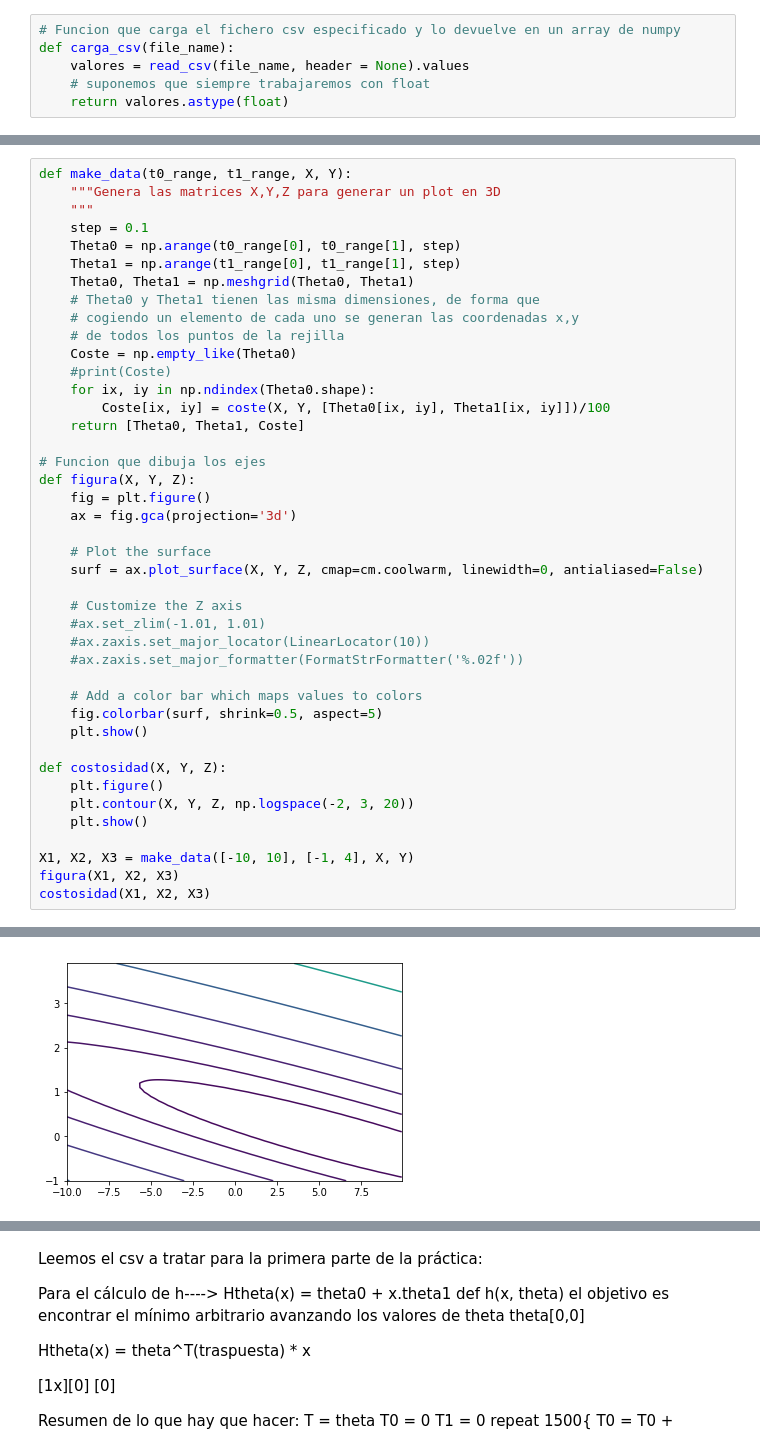
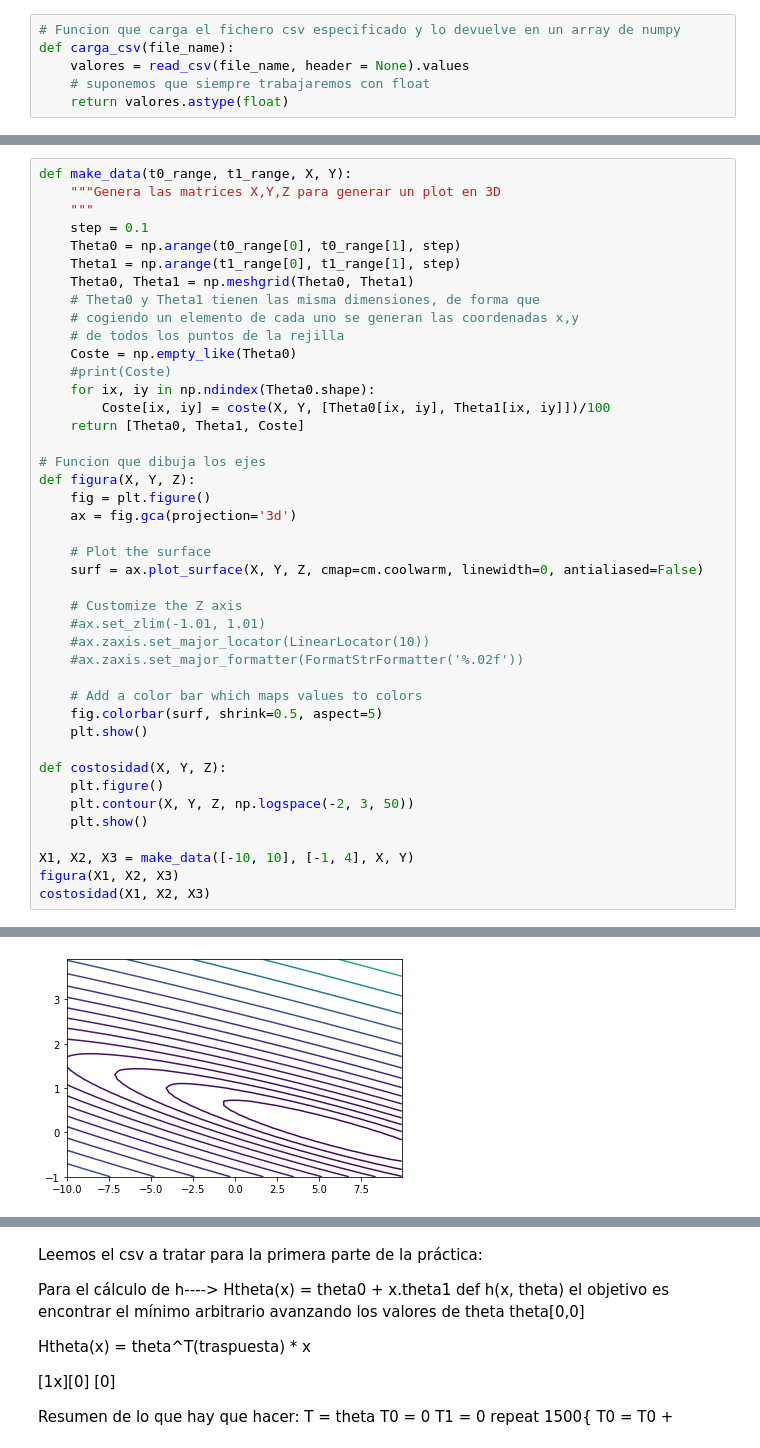
Before and after one commit to Filinouns/AAMD, a Jupyter notebook: P1/P1_AA.ipynb, the cells around one changed output, grey strips where cells are left out. Drawn from its saved outputs; the diff is of its cells as text.

```diff
--- a/P1/P1_AA.ipynb
+++ b/P1/P1_AA.ipynb
@@ -88,34 +87,34 @@ def make_data(t0_range, t1_range, X, Y):
     for ix, iy in np.ndindex(Theta0.shape):
         Coste[ix, iy] = coste(X, Y, [Theta0[ix, iy], Theta1[ix, iy]])/100
     return [Theta0, Theta1, Coste]
 
 # Funcion que dibuja los ejes
 def figura(X, Y, Z):
     fig = plt.figure()
     ax = fig.gca(projection='3d')
 
     # Plot the surface
     surf = ax.plot_surface(X, Y, Z, cmap=cm.coolwarm, linewidth=0, antialiased=False)
 
     # Customize the Z axis
     #ax.set_zlim(-1.01, 1.01)
     #ax.zaxis.set_major_locator(LinearLocator(10))
     #ax.zaxis.set_major_formatter(FormatStrFormatter('%.02f'))
 
     # Add a color bar which maps values to colors
     fig.colorbar(surf, shrink=0.5, aspect=5)
     plt.show()
 
 def costosidad(X, Y, Z):
     plt.figure()
-    plt.contour(X, Y, Z, np.logspace(-2, 3, 20))
+    plt.contour(X, Y, Z, np.logspace(-2, 3, 50))
     plt.show()
 
 X1, X2, X3 = make_data([-10, 10], [-1, 4], X, Y)
 figura(X1, X2, X3)
 costosidad(X1, X2, X3)
 # %% [output]
 [figure]
-[figure, old version]
+[figure, new version]
 # %%
 values = carga_csv('ex1data2.csv')
```
Also changed, not shown: parts of 2 cells of this notebook, 12 other files.
